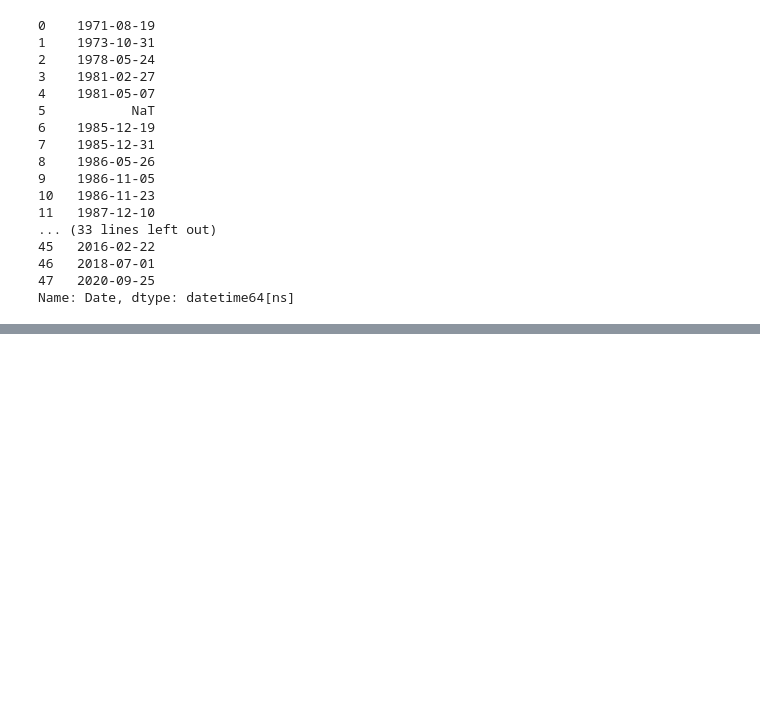
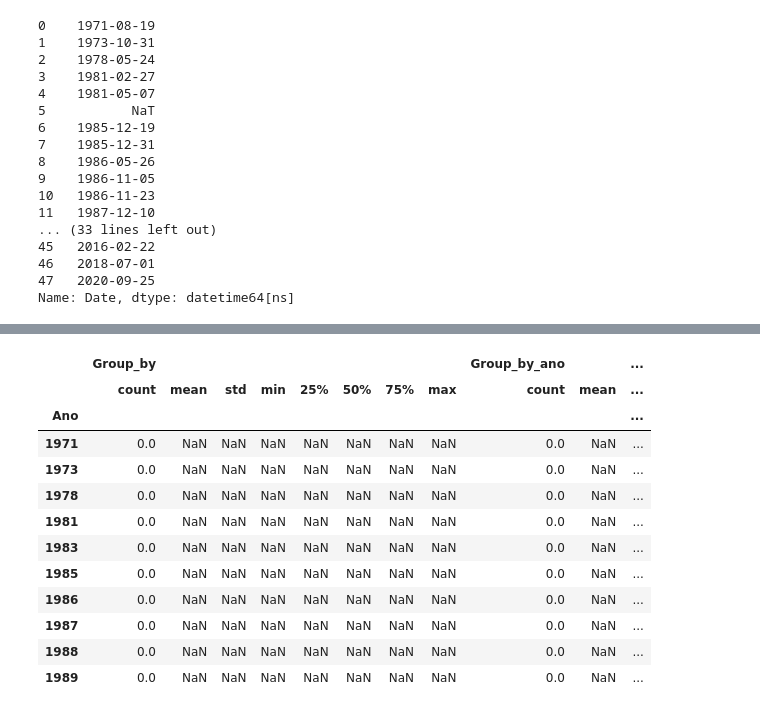
Before and after one commit to scarletjulia/prison_break_project, a Jupyter notebook: Projeto_Prison_Break.ipynb, the cells around one changed output, grey strips where cells are left out. Cells and saved outputs as stored; diff of their text form; code cells hidden in the pictures; blank space fills up the shorter version.

```diff
--- a/Projeto_Prison_Break.ipynb
+++ b/Projeto_Prison_Break.ipynb
@@ -251,0 +429,16 @@ TypeError: to_datetime() got an unexpected keyword argument 'sep'
+# %%
+g.describe().head(10)
+# %% [output]
+|  | Group_by |  |  |  |  |  |  |  | Group_by_ano |  | ... |
+|  | count | mean | std | min | 25% | 50% | 75% | max | count | mean | ... |
+| Ano |  |  |  |  |  |  |  |  |  |  | ... |
+| 1971 | 0.0 | NaN | NaN | NaN | NaN | NaN | NaN | NaN | 0.0 | NaN | ... |
+| 1973 | 0.0 | NaN | NaN | NaN | NaN | NaN | NaN | NaN | 0.0 | NaN | ... |
+| 1978 | 0.0 | NaN | NaN | NaN | NaN | NaN | NaN | NaN | 0.0 | NaN | ... |
+| 1981 | 0.0 | NaN | NaN | NaN | NaN | NaN | NaN | NaN | 0.0 | NaN | ... |
+| 1983 | 0.0 | NaN | NaN | NaN | NaN | NaN | NaN | NaN | 0.0 | NaN | ... |
+| 1985 | 0.0 | NaN | NaN | NaN | NaN | NaN | NaN | NaN | 0.0 | NaN | ... |
+| 1986 | 0.0 | NaN | NaN | NaN | NaN | NaN | NaN | NaN | 0.0 | NaN | ... |
+| 1987 | 0.0 | NaN | NaN | NaN | NaN | NaN | NaN | NaN | 0.0 | NaN | ... |
+| 1988 | 0.0 | NaN | NaN | NaN | NaN | NaN | NaN | NaN | 0.0 | NaN | ... |
+| 1989 | 0.0 | NaN | NaN | NaN | NaN | NaN | NaN | NaN | 0.0 | NaN | ... |
```
Also changed, not shown: parts of 29 cells of this notebook.
